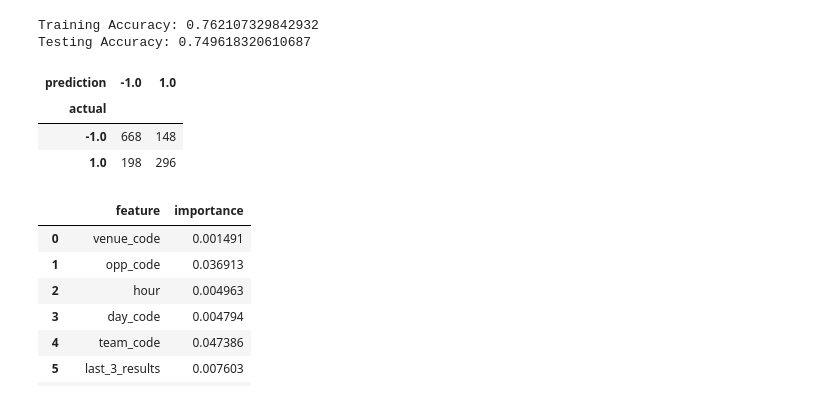
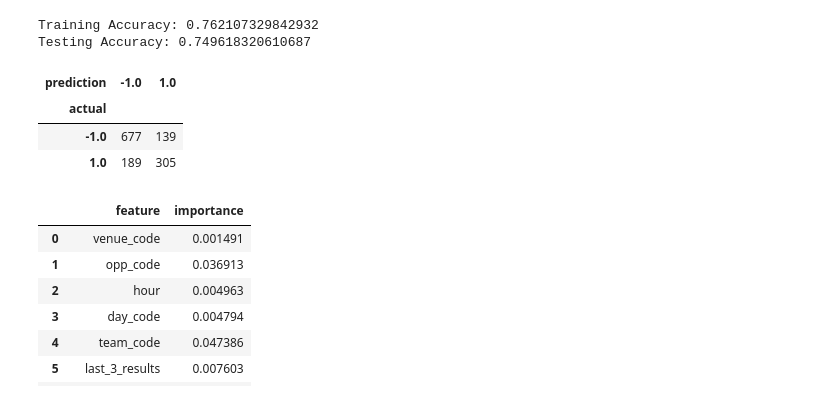
Before and after one commit to cschneggenburger/group-2-project-2, a Jupyter notebook: Presentation/rf_model_rolling_3_new_data_structure.ipynb, the cells around one changed output. Saved outputs shown, nothing was run; the diff lists cells and outputs as text; code cells hidden in the pictures.

```diff
--- a/Presentation/rf_model_rolling_3_new_data_structure.ipynb
+++ b/Presentation/rf_model_rolling_3_new_data_structure.ipynb
@@ -150,13 +150,13 @@ Training Accuracy: 0.762107329842932
 Testing Accuracy: 0.749618320610687
 # %%
 # Create a contingency table showing the counts of actual versus predicted labels
-combined = pd.DataFrame({"actual": y_test, "prediction": preds})
-pd.crosstab(index=combined["actual"], columns=combined["prediction"])
+gb_combined = pd.DataFrame({"actual": y_test, "prediction": gb_preds.reshape(-1)})
+pd.crosstab(index=gb_combined["actual"], columns=gb_combined["prediction"])
 # %% [output]
 | prediction | -1.0 | 1.0 |
 | actual |  |  |
-| -1.0 | 668 | 148 |
-| 1.0 | 198 | 296 |
+| -1.0 | 677 | 139 |
+| 1.0 | 189 | 305 |
 # %%
 # determine which feature explains the most variance in the model
 importances = gb_model.feature_importances_
```
Also changed, not shown: parts of 1 cell of this notebook, 3 other files.
